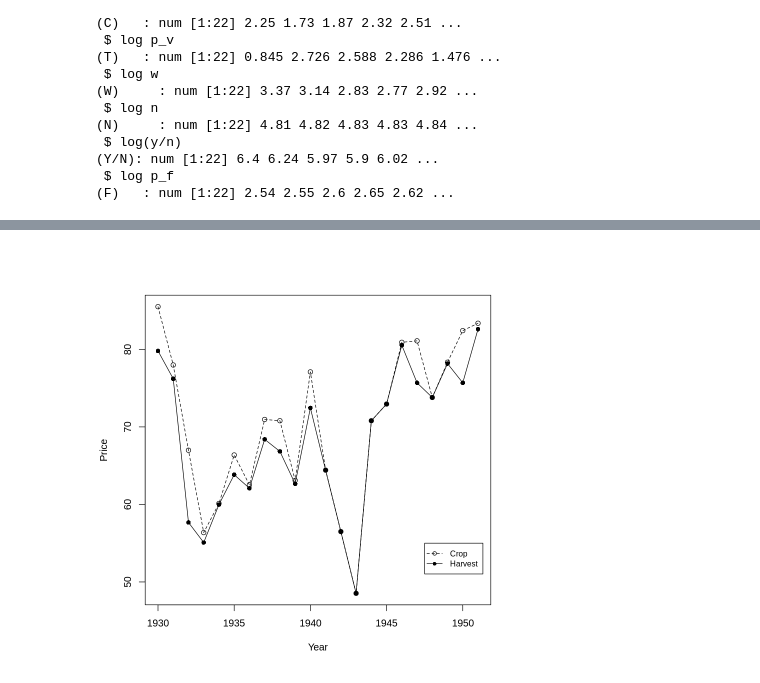
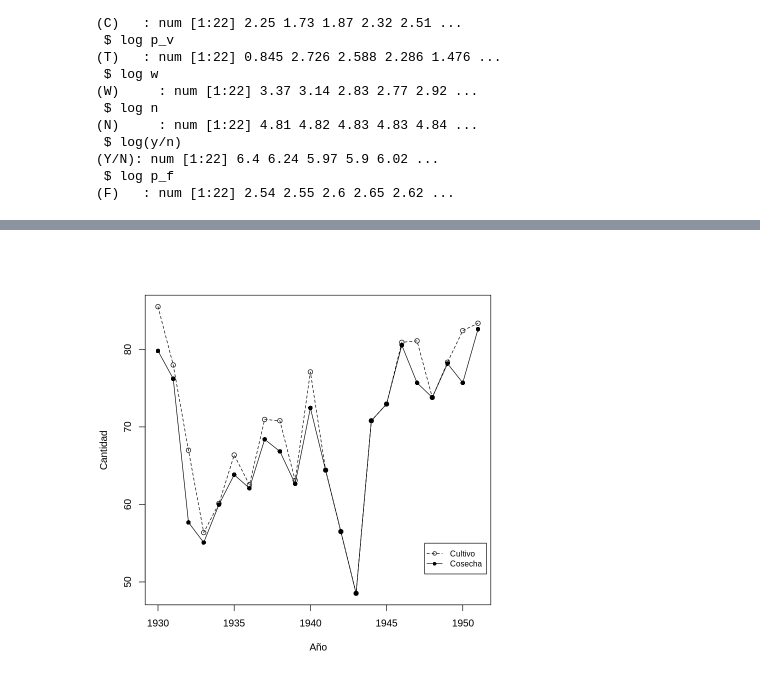
Before and after one commit to sebacea/tallerecopub, a Jupyter notebook: Taller9/Proyecto_7_Doing_Economics.ipynb, the cells around one changed output, grey strips where cells are left out. Saved outputs shown, nothing was run; the diff lists cells and outputs as text; code cells hidden in the pictures.

```diff
--- a/Taller9/Proyecto_7_Doing_Economics.ipynb
+++ b/Taller9/Proyecto_7_Doing_Economics.ipynb
@@ -86,15 +86,15 @@ Now we create the line chart for harvest and crop quantities (the variables `h`
 # %%
 # type: "p" = points, "l" = lines, "o" = points and lines
-plot(wm_data$Year, wm_data$q, type = "o",
+plot(wm_data$Año, wm_data$q, type = "o",
   pch = 1, lty = "dashed",
-  xlab = "Year", ylab = "Price")
+  xlab = "Año", ylab = "Cantidad")
 
 # Add the harvest data
-lines(wm_data$Year, wm_data$h, type = "o", pch = 16)
+lines(wm_data$Año, wm_data$h, type = "o", pch = 16)
 
 # Add a legend
-legend(1947.5, 55, legend = c("Crop", "Harvest"),
+legend(1947.5, 55, legend = c("Cultivo", "Cosecha"),
   col = c("black", "black"), pch = c(1, 16),
   lty = c("dashed", "solid"), cex = 0.8)
 # %% [output]
-[figure, old version]
+[figure, new version]
```
Also changed, not shown: parts of 11 cells of this notebook.
